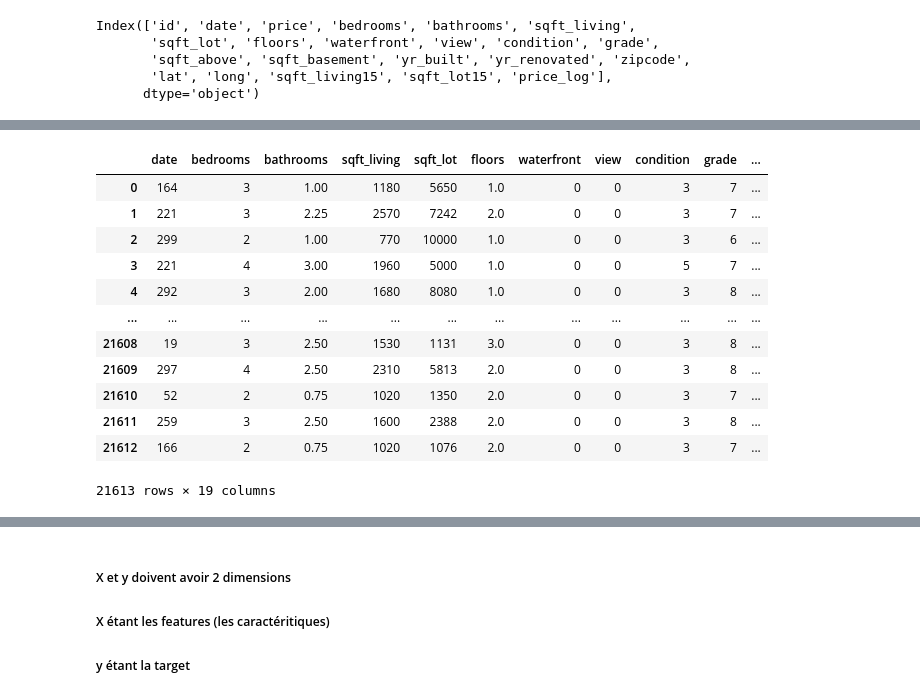
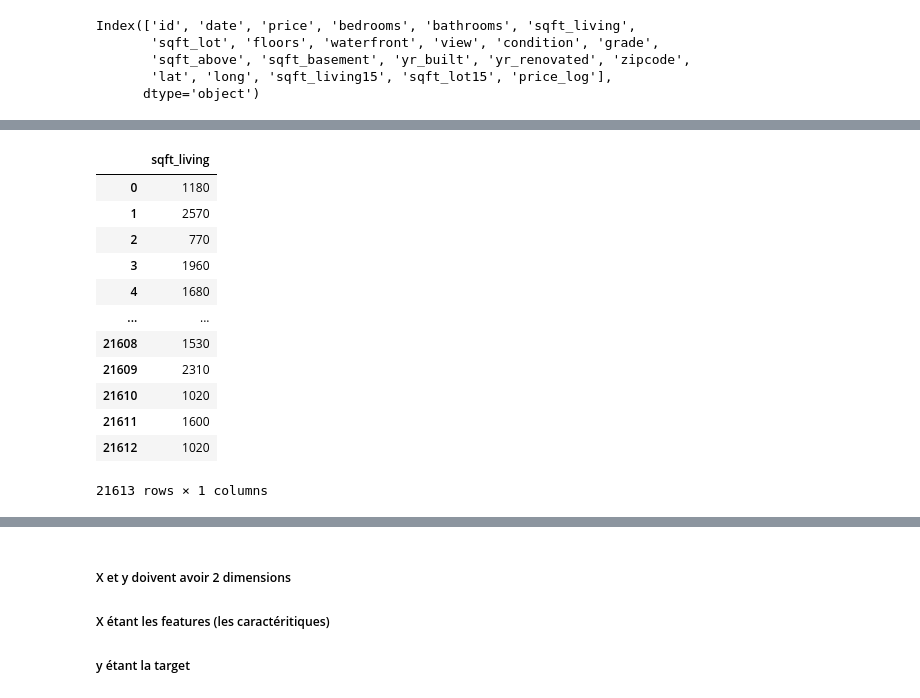
Before and after one commit to GSoulat/Dev-IA, a Jupyter notebook: PRIX D UNE MAISON/prix maison.ipynb, the cells around one changed output, grey strips where cells are left out. Saved outputs shown, nothing was run; the diff lists cells and outputs as text; code cells hidden in the pictures.

```diff
--- a/PRIX D UNE MAISON/prix maison.ipynb
+++ b/PRIX D UNE MAISON/prix maison.ipynb
@@ -156,0 +214,5 @@ dr = DummyRegressor()
+# %%
+pd.set_option('display.max_columns',None)
+corrmat = df.corr()
+sorted_corrs = corrmat['price'].abs().sort_values()
+print(sorted_corrs)
@@ -157,20 +237,20 @@ dr = DummyRegressor()
 # %%
 y = df['price']
 # %%
-dropcolumns = ['price', 'id', 'price_log']
+dropcolumns = ['price', 'id', 'price_log', 'zipcode','date', 'waterfront','sqft_lot', 'yr_built','yr_renovated','long','sqft_lot15','bedrooms','bathrooms','floors','view','lat','sqft_basement','sqft_above','grade','condition','sqft_living15']
 df_X = df.drop(dropcolumns, axis=1)
 df_X
 # %% [output]
-|  | date | bedrooms | bathrooms | sqft_living | sqft_lot | floors | waterfront | view | condition | grade | ... |
-| 0 | 164 | 3 | 1.00 | 1180 | 5650 | 1.0 | 0 | 0 | 3 | 7 | ... |
-| 1 | 221 | 3 | 2.25 | 2570 | 7242 | 2.0 | 0 | 0 | 3 | 7 | ... |
-| 2 | 299 | 2 | 1.00 | 770 | 10000 | 1.0 | 0 | 0 | 3 | 6 | ... |
-| 3 | 221 | 4 | 3.00 | 1960 | 5000 | 1.0 | 0 | 0 | 5 | 7 | ... |
-| 4 | 292 | 3 | 2.00 | 1680 | 8080 | 1.0 | 0 | 0 | 3 | 8 | ... |
-| ... | ... | ... | ... | ... | ... | ... | ... | ... | ... | ... | ... |
-| 21608 | 19 | 3 | 2.50 | 1530 | 1131 | 3.0 | 0 | 0 | 3 | 8 | ... |
-| 21609 | 297 | 4 | 2.50 | 2310 | 5813 | 2.0 | 0 | 0 | 3 | 8 | ... |
-| 21610 | 52 | 2 | 0.75 | 1020 | 1350 | 2.0 | 0 | 0 | 3 | 7 | ... |
-| 21611 | 259 | 3 | 2.50 | 1600 | 2388 | 2.0 | 0 | 0 | 3 | 8 | ... |
-| 21612 | 166 | 2 | 0.75 | 1020 | 1076 | 2.0 | 0 | 0 | 3 | 7 | ... |
+|  | sqft_living |
+| 0 | 1180 |
+| 1 | 2570 |
+| 2 | 770 |
+| 3 | 1960 |
+| 4 | 1680 |
+| ... | ... |
+| 21608 | 1530 |
+| 21609 | 2310 |
+| 21610 | 1020 |
+| 21611 | 1600 |
+| 21612 | 1020 |
-21613 rows × 19 columns
+21613 rows × 1 columns
```
Also changed, not shown: parts of 64 cells of this notebook, 1 other file.
